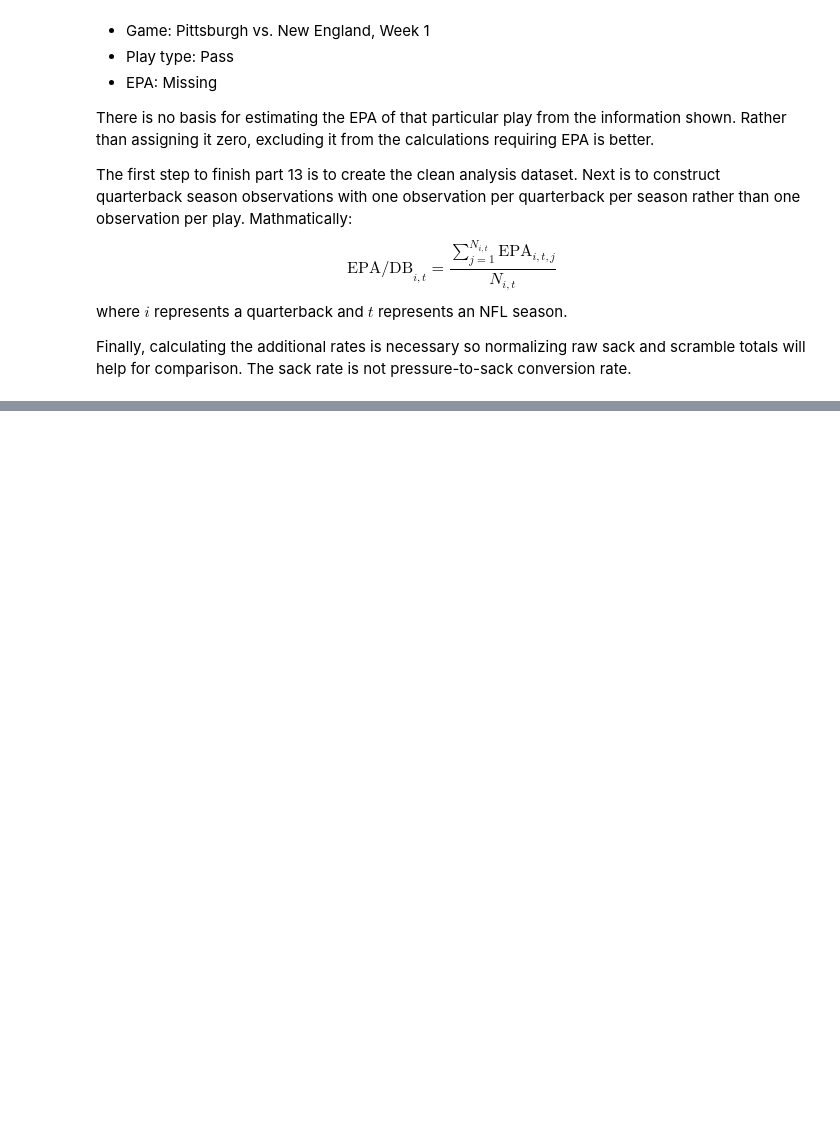
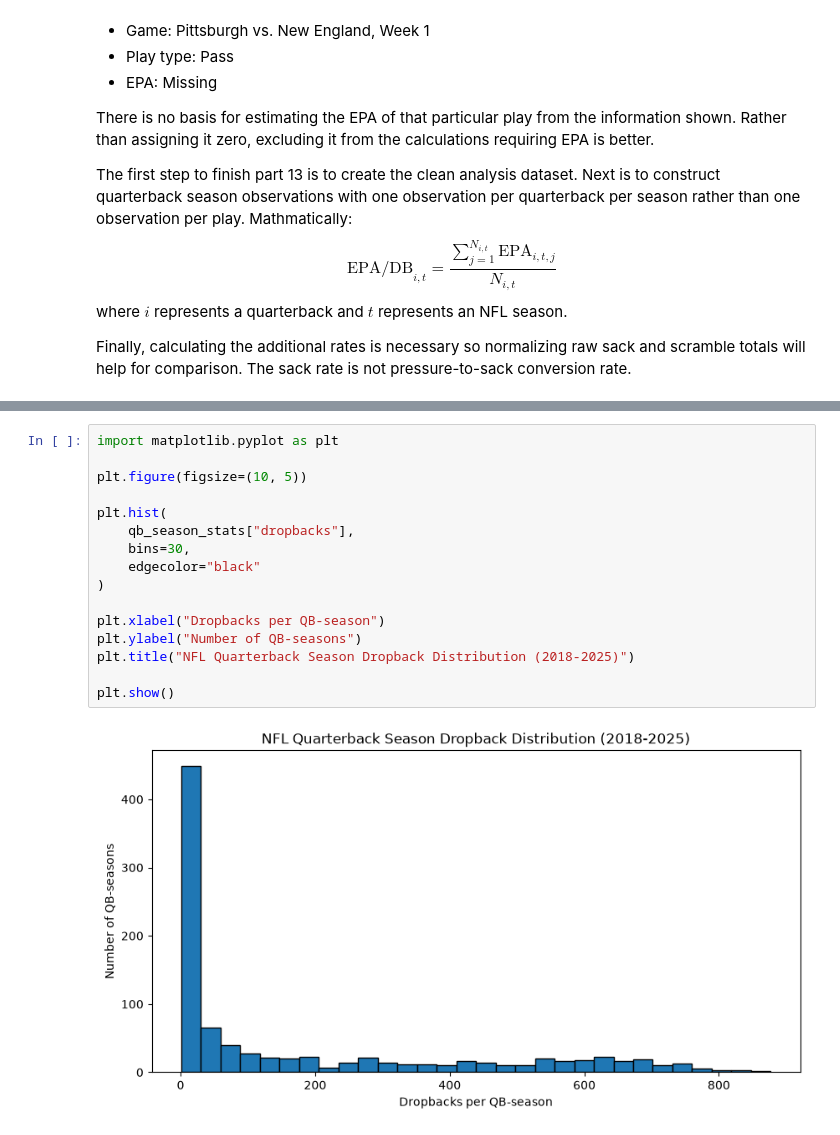
Before and after one commit to JadenGrossbaum/Data-Science, a Jupyter notebook: 01_nfl_qb_target_exploration.ipynb, the cells around one changed output, grey strips where cells are left out. Drawn from its saved outputs; the diff is of its cells as text; blank space fills up the shorter version.

```diff
--- a/01_nfl_qb_target_exploration.ipynb
+++ b/01_nfl_qb_target_exploration.ipynb
@@ -1676,0 +1748,18 @@ qb_season_stats[
+# %%
+import matplotlib.pyplot as plt
+
+plt.figure(figsize=(10, 5))
+
+plt.hist(
+    qb_season_stats["dropbacks"],
+    bins=30,
+    edgecolor="black"
+)
+
+plt.xlabel("Dropbacks per QB-season")
+plt.ylabel("Number of QB-seasons")
+plt.title("NFL Quarterback Season Dropback Distribution (2018-2025)")
+
+plt.show()
+# %% [output]
+[figure, added]
```
Also changed, not shown: parts of 49 cells of this notebook.
